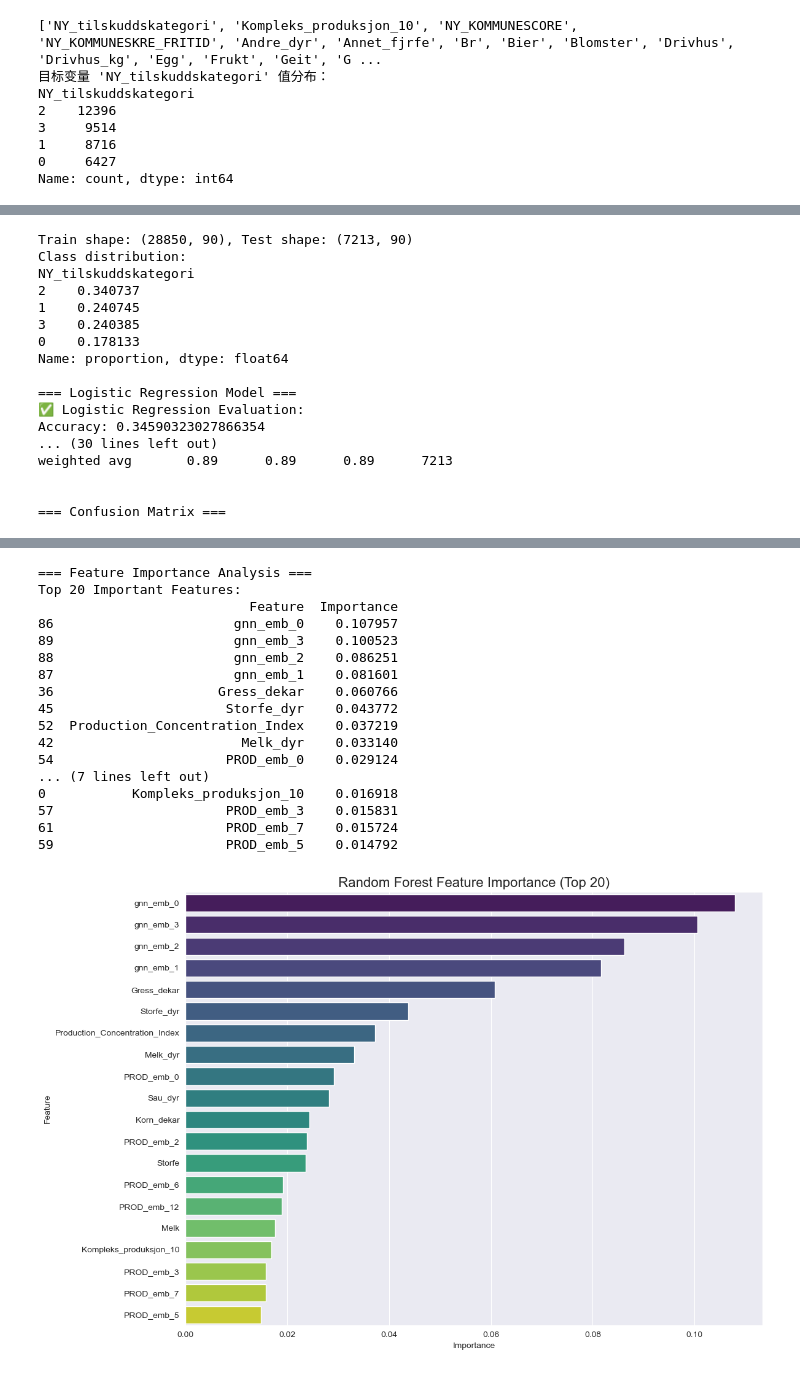
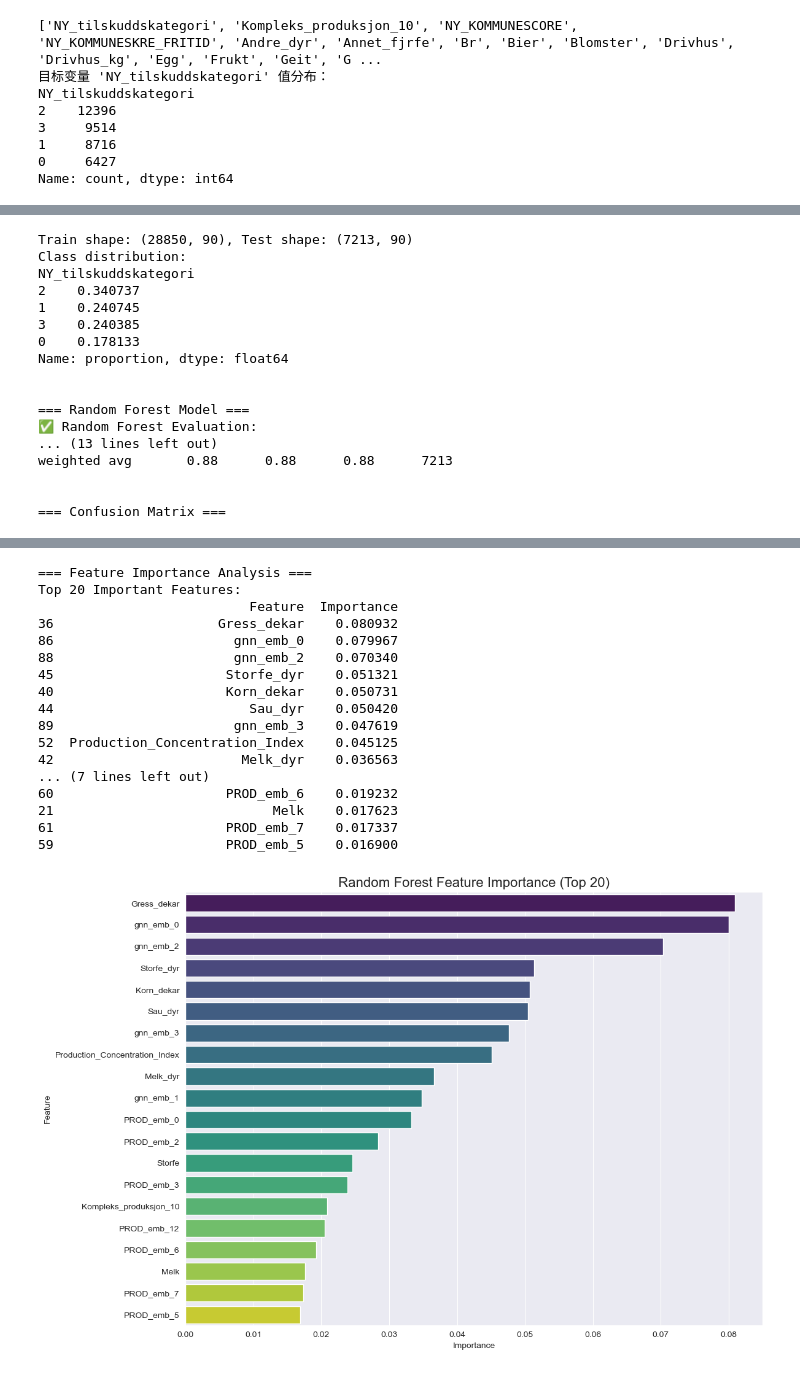
Before and after one commit to Benjy-byj/BT4222, a Jupyter notebook: code/randomforest_gnn.ipynb, the cells around one changed output, grey strips where cells are left out. Drawn from its saved outputs; the diff is of its cells as text; code cells hidden in the pictures.

Commit message:
final version of baseline model

```diff
--- a/code/randomforest_gnn.ipynb
+++ b/code/randomforest_gnn.ipynb
@@ -243,31 +231,7 @@ print(f"Train shape: {X_train.shape}, Test shape: {X_test.shape}")
 print("Class distribution:")
 print(y.value_counts(normalize=True), "\n")
 
-# --- 3a. Logistic Regression baseline ---
-print("=== Logistic Regression Model ===")
-log_reg = LogisticRegression(
-    max_iter=2000,
-    solver='lbfgs',
-    multi_class='multinomial',
-    n_jobs=-1
-)
-log_reg.fit(X_train, y_train)
-
-y_pred_lr = log_reg.predict(X_test)
-y_pred_proba_lr = log_reg.predict_proba(X_test)
-
-print("✅ Logistic Regression Evaluation:")
-print("Accuracy:", accuracy_score(y_test, y_pred_lr))
-try:
-    auc_lr = roc_auc_score(y_test, y_pred_proba_lr, multi_class='ovr')
-    print("ROC AUC:", auc_lr)
-except:
-    print("ROC AUC could not be computed (too many or imbalanced classes)")
-
-print("\nClassification Report:")
-print(classification_report(y_test, y_pred_lr))
-
-# --- 3b. Random Forest baseline ---
+# --- 3 Random Forest baseline ---
 print("\n=== Random Forest Model ===")
 rf = RandomForestClassifier(
     n_estimators=300,
@@ -315,49 +279,49 @@ print(importances.head(20))
 plt.figure(figsize=(12, 8))
 sns.barplot(
     x='Importance',
     y='Feature',
     data=importances.head(20),
     hue='Feature',
     palette='viridis',
     legend=False
 )
 plt.title('Random Forest Feature Importance (Top 20)', fontsize=16)
 plt.tight_layout()
 plt.show()
 # %% [output]
 Train shape: (28850, 90), Test shape: (7213, 90)
 Class distribution:
 NY_tilskuddskategori
 2    0.340737
 1    0.240745
 3    0.240385
 0    0.178133
 Name: proportion, dtype: float64
 
-=== Logistic Regression Model ===
-✅ Logistic Regression Evaluation:
-Accuracy: 0.34590323027866354
-... (30 lines left out)
-weighted avg       0.89      0.89      0.89      7213
+
+=== Random Forest Model ===
+✅ Random Forest Evaluation:
+... (13 lines left out)
+weighted avg       0.88      0.88      0.88      7213
 
 
 === Confusion Matrix ===
 [figure]
 === Feature Importance Analysis ===
 Top 20 Important Features:
                            Feature  Importance
-86                       gnn_emb_0    0.107957
-89                       gnn_emb_3    0.100523
-88                       gnn_emb_2    0.086251
-87                       gnn_emb_1    0.081601
-36                     Gress_dekar    0.060766
-45                      Storfe_dyr    0.043772
-52  Production_Concentration_Index    0.037219
-42                        Melk_dyr    0.033140
-54                      PROD_emb_0    0.029124
+36                     Gress_dekar    0.080932
+86                       gnn_emb_0    0.079967
+88                       gnn_emb_2    0.070340
+45                      Storfe_dyr    0.051321
+40                      Korn_dekar    0.050731
+44                         Sau_dyr    0.050420
+89                       gnn_emb_3    0.047619
+52  Production_Concentration_Index    0.045125
+42                        Melk_dyr    0.036563
 ... (7 lines left out)
-0           Kompleks_produksjon_10    0.016918
-57                      PROD_emb_3    0.015831
-61                      PROD_emb_7    0.015724
-59                      PROD_emb_5    0.014792
+60                      PROD_emb_6    0.019232
+21                            Melk    0.017623
+61                      PROD_emb_7    0.017337
+59                      PROD_emb_5    0.016900
-[figure, old version]
+[figure, new version]
```
Also changed, not shown: parts of 4 cells of this notebook, 4 other files.
